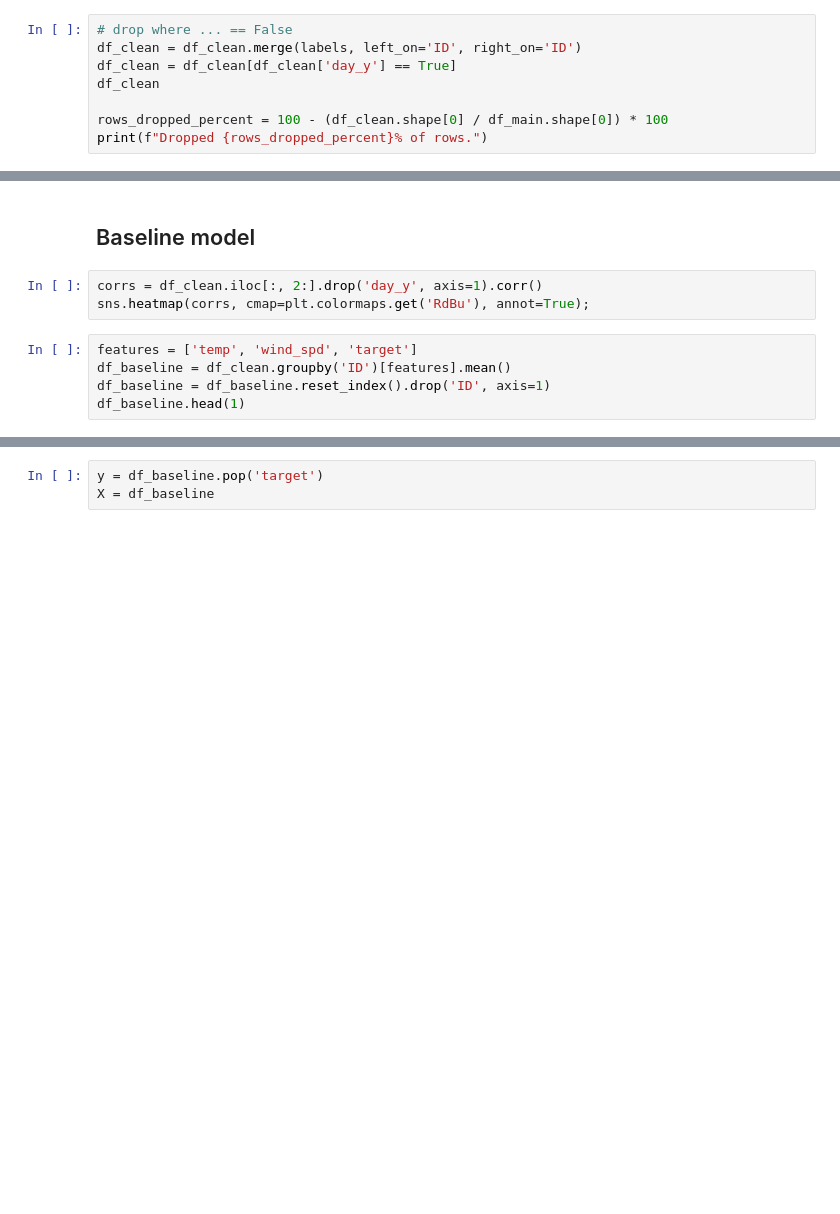
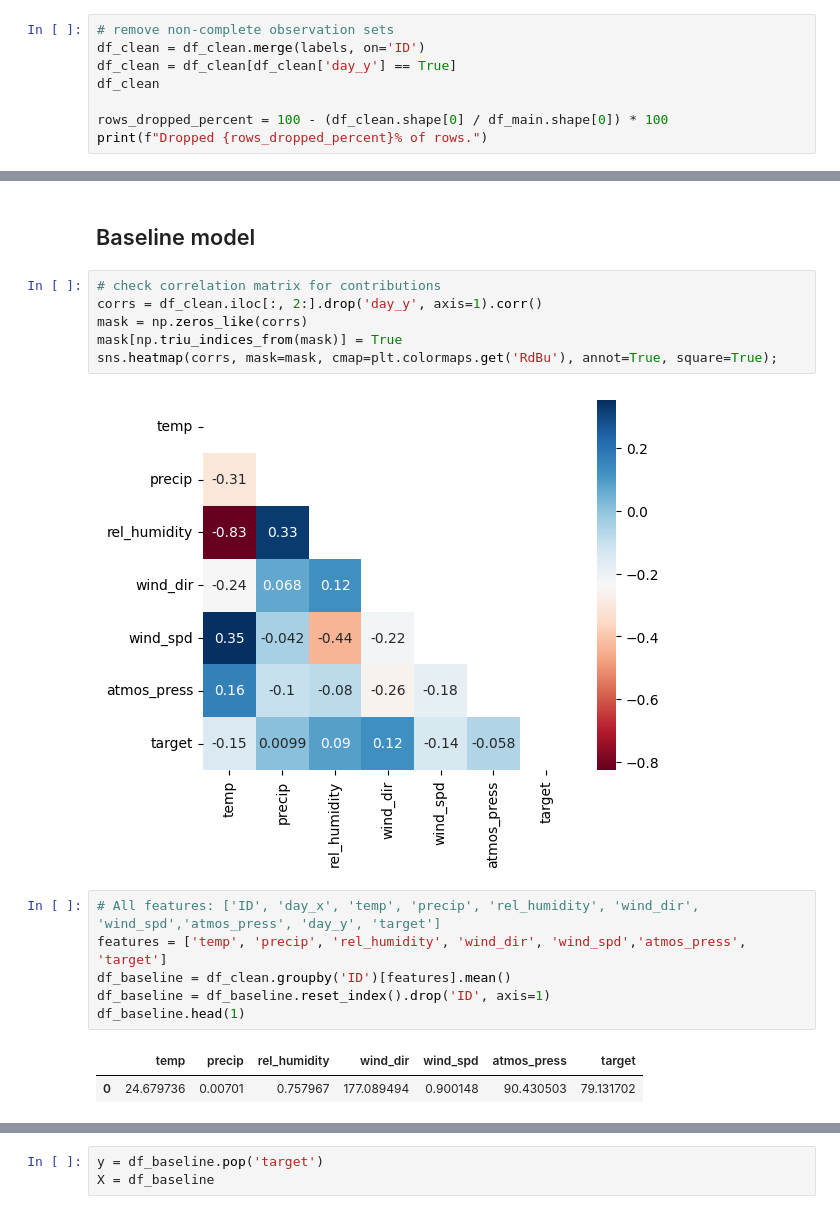
Before and after one commit to does-not-compile/AirQo-Ugandan-Air-Quality-Forecast-Challenge, a Jupyter notebook: base_model.ipynb, the cells around one changed output, grey strips where cells are left out. Saved outputs shown, nothing was run; the diff lists cells and outputs as text; blank space fills up the shorter version.

Commit message:
modified corr matrix

```diff
--- a/base_model.ipynb
+++ b/base_model.ipynb
@@ -53,6 +87,6 @@ labels.info()
 # %%
-# drop where ... == False
-df_clean = df_clean.merge(labels, left_on='ID', right_on='ID')
+# remove non-complete observation sets
+df_clean = df_clean.merge(labels, on='ID')
 df_clean = df_clean[df_clean['day_y'] == True]
 df_clean
 
@@ -67,10 +117,19 @@ df_clean = df_clean.merge(targets, on='ID', how='inner')
 # %% [markdown]
 ## Baseline model
 # %%
+# check correlation matrix for contributions
 corrs = df_clean.iloc[:, 2:].drop('day_y', axis=1).corr()
-sns.heatmap(corrs, cmap=plt.colormaps.get('RdBu'), annot=True);
+mask = np.zeros_like(corrs)
+mask[np.triu_indices_from(mask)] = True
+sns.heatmap(corrs, mask=mask, cmap=plt.colormaps.get('RdBu'), annot=True, square=True);
+# %% [output]
+[figure, added]
 # %%
-features = ['temp', 'wind_spd', 'target']
+# All features: ['ID', 'day_x', 'temp', 'precip', 'rel_humidity', 'wind_dir', 'wind_spd','atmos_press', 'day_y', 'target']
+features = ['temp', 'precip', 'rel_humidity', 'wind_dir', 'wind_spd','atmos_press', 'target']
 df_baseline = df_clean.groupby('ID')[features].mean()
 df_baseline = df_baseline.reset_index().drop('ID', axis=1)
 df_baseline.head(1)
+# %% [output]
+|  | temp | precip | rel_humidity | wind_dir | wind_spd | atmos_press | target |
+| 0 | 24.679736 | 0.00701 | 0.757967 | 177.089494 | 0.900148 | 90.430503 | 79.131702 |
```
Also changed, not shown: parts of 14 cells of this notebook.
